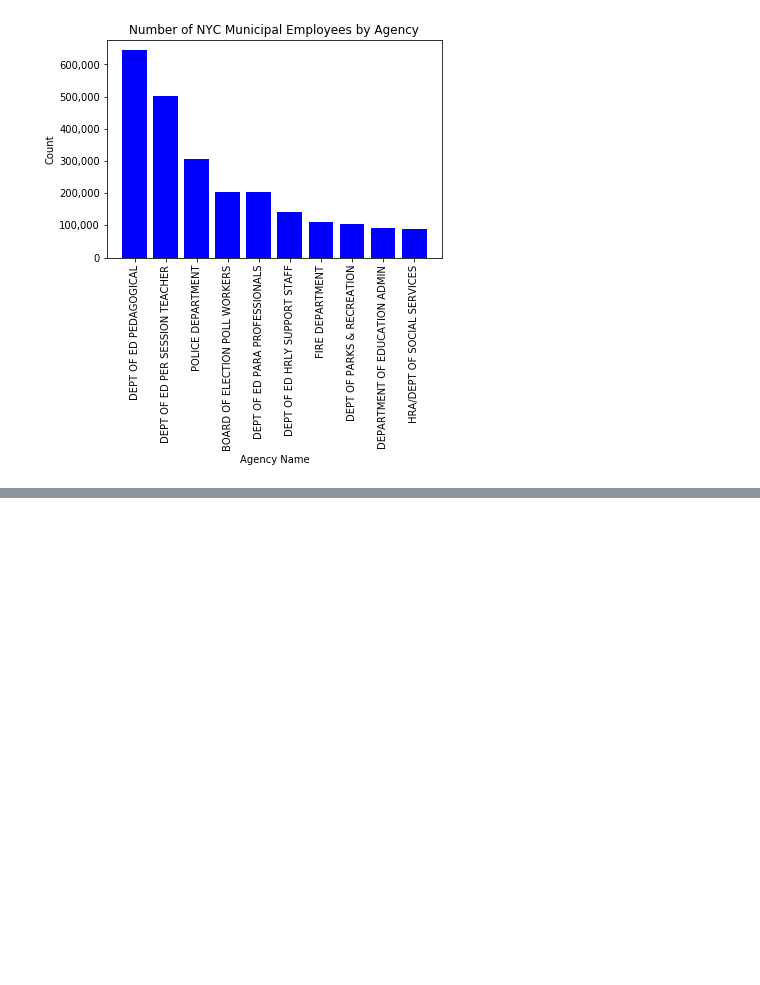
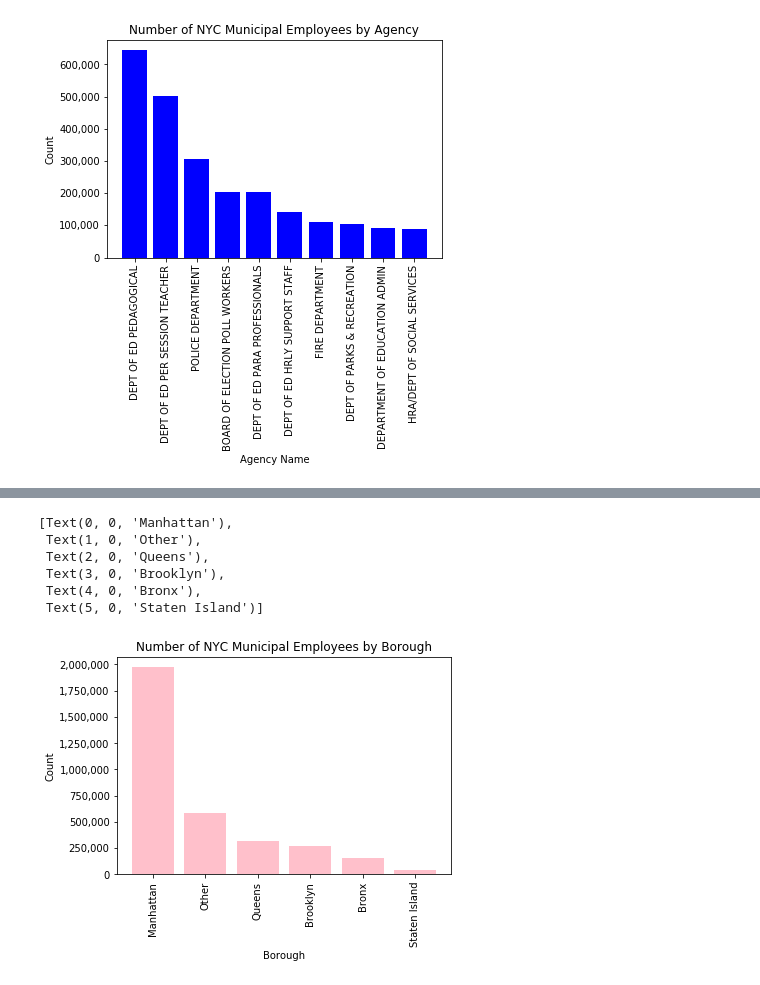
Before and after one commit to esm2000/nyc_payroll, a Jupyter notebook: citywide_payroll.ipynb, the cells around one changed output, grey strips where cells are left out. Saved outputs shown, nothing was run; the diff lists cells and outputs as text; code cells hidden in the pictures; blank space fills up the shorter version.

```diff
--- a/citywide_payroll.ipynb
+++ b/citywide_payroll.ipynb
@@ -353,0 +395,12 @@ ax.set_xticklabels(ax.get_xticklabels(), rotation=90)
+# %%
+payroll2 = payroll.copy()
+# %%
+# values to convert to "Other"
+values = payroll2["Work Location Borough"].unique()
+values = values[6:]
+values = values.tolist()
+values.remove("Bronx")
+values.remove("Queens")
+values.remove("Richmond")
+values.remove("Manhattan")
+values
@@ -353,0 +421,9 @@ ax.set_xticklabels(ax.get_xticklabels(), rotation=90)
+# %%
+payroll2 = payroll2.replace("MANHATTAN", "Manhattan")
+payroll2 = payroll2.replace("QUEENS", "Queens")
+payroll2 = payroll2.replace("BROOKLYN", "Brooklyn")
+payroll2 = payroll2.replace("BRONX", "Bronx")
+payroll2 = payroll2.replace("RICHMOND", "Staten Island")
+payroll2 = payroll2.replace("Richmond", "Staten Island")
+payroll2 = payroll2.replace(values, "Other")
+payroll2 = payroll2.replace("OTHER", "Other")
@@ -354,15 +442,22 @@ ax.set_xticklabels(ax.get_xticklabels(), rotation=90)
 # %%
-    ## borough-to-borough
-payroll_borough_counts = payroll["Work Location Borough"].value_counts()
+    ## revised borough-to-borough
+payroll_borough_counts = payroll2["Work Location Borough"].value_counts()
 ax = plt.subplot(111)
-ax.bar(payroll_borough_counts.index, payroll_borough_counts.values, color = "r")
+ax.bar(payroll_borough_counts.index, payroll_borough_counts.values, color = "pink")
 ax.yaxis.set_major_formatter(y_format)
 ax.set_title("Number of NYC Municipal Employees by Borough")
 ax.set_xlabel("Borough")
 ax.set_ylabel("Count")
 plt.draw()
 ax.set_xticklabels(ax.get_xticklabels(), rotation=90)
-#ax.set_ylim(500000, 600000)
+# %% [output]
+[Text(0, 0, 'Manhattan'),
+ Text(1, 0, 'Other'),
+ Text(2, 0, 'Queens'),
+ Text(3, 0, 'Brooklyn'),
+ Text(4, 0, 'Bronx'),
+ Text(5, 0, 'Staten Island')]
+[figure, added]
 # %%
 # distributions of base pay
     # whole
```
Also changed, not shown: parts of 5 cells of this notebook, 1 other file.
